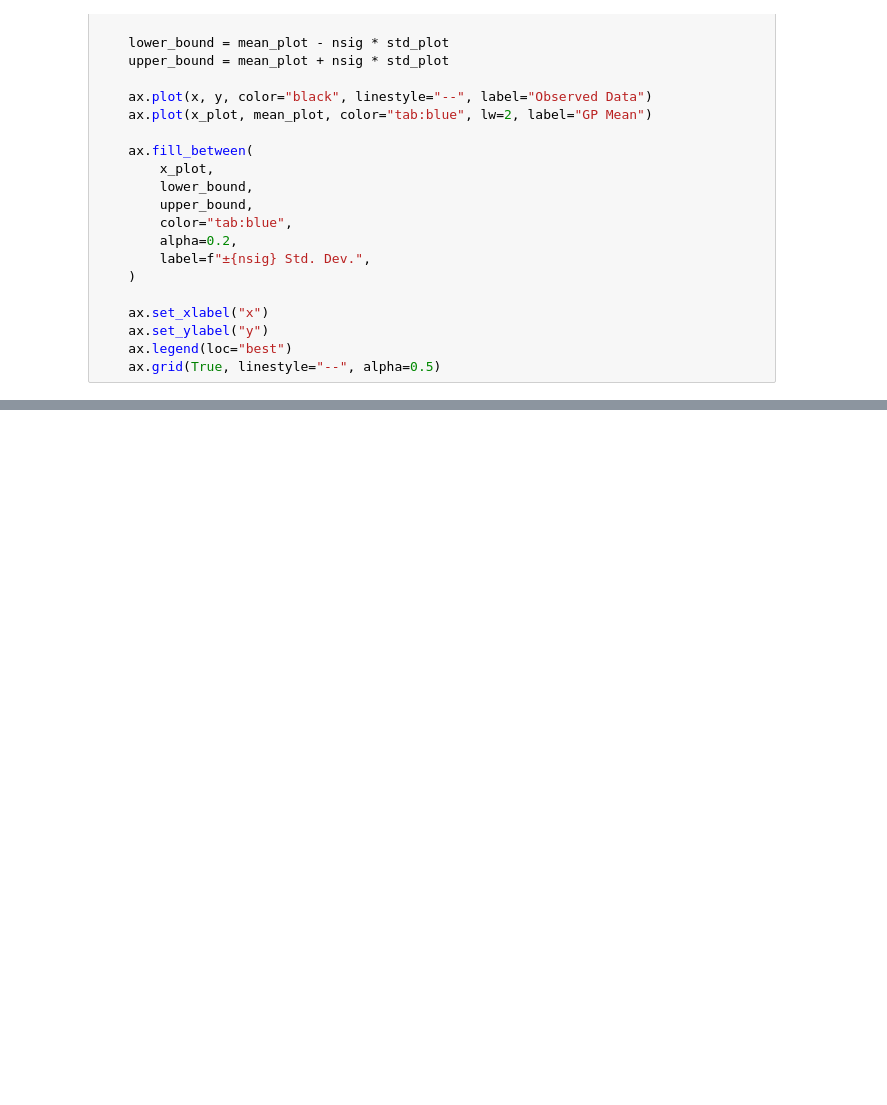
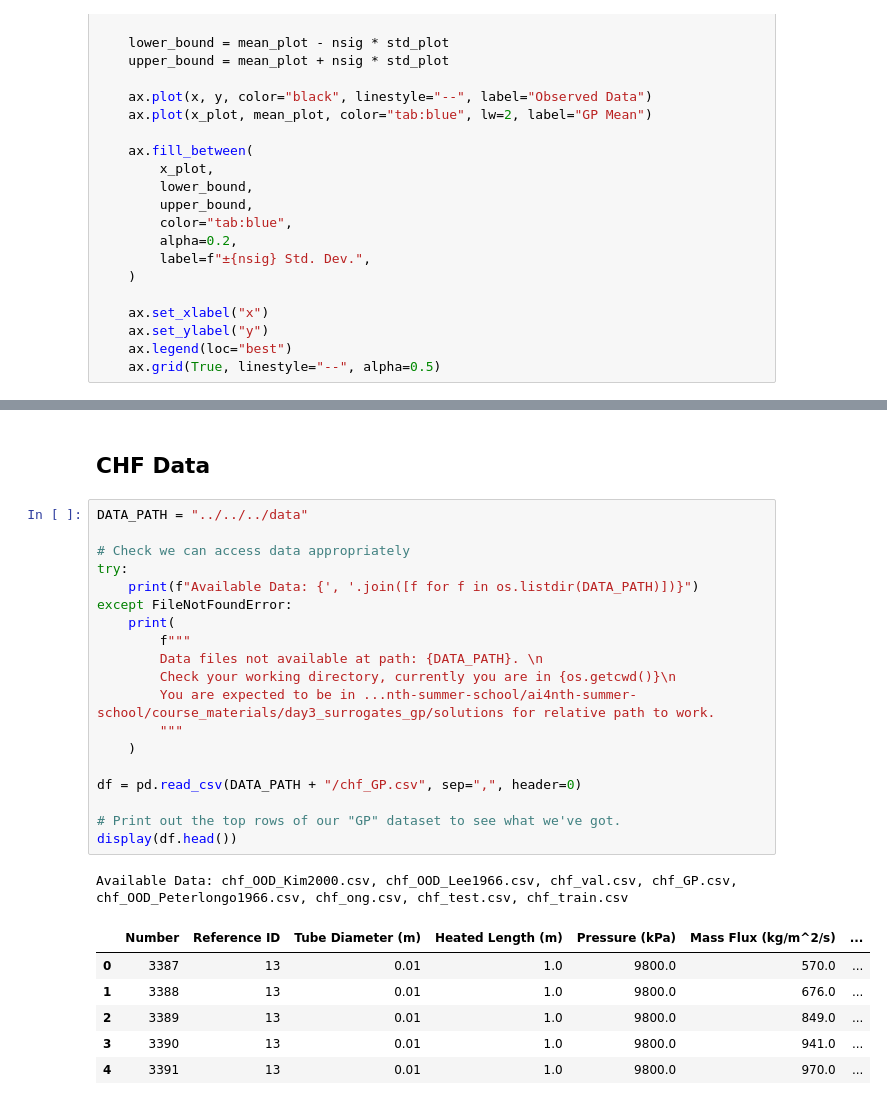
Before and after one commit to conkats/ai4nth-summer-school, a Jupyter notebook: course_materials/day3_surrogates_gp/solutions/gp_solutions.ipynb, the cells around one changed output, grey strips where cells are left out. Saved outputs shown, nothing was run; the diff lists cells and outputs as text; blank space fills up the shorter version.

```diff
--- a/course_materials/day3_surrogates_gp/solutions/gp_solutions.ipynb
+++ b/course_materials/day3_surrogates_gp/solutions/gp_solutions.ipynb
@@ -870,0 +762,29 @@ class FITCGP(NamedTuple):
+# %% [markdown]
+## CHF Data
+# %%
+DATA_PATH = "../../../data"
+
+# Check we can access data appropriately
+try:
+    print(f"Available Data: {', '.join([f for f in os.listdir(DATA_PATH)])}")
+except FileNotFoundError:
+    print(
+        f"""
+        Data files not available at path: {DATA_PATH}. \n
+        Check your working directory, currently you are in {os.getcwd()}\n
+        You are expected to be in ...nth-summer-school/ai4nth-summer-school/course_materials/day3_surrogates_gp/solutions for relative path to work.
+        """
+    )
+
+df = pd.read_csv(DATA_PATH + "/chf_GP.csv", sep=",", header=0)
+
+# Print out the top rows of our "GP" dataset to see what we've got.
+display(df.head())
+# %% [output]
+Available Data: chf_OOD_Kim2000.csv, chf_OOD_Lee1966.csv, chf_val.csv, chf_GP.csv, chf_OOD_Peterlongo1966.csv, chf_ong.csv, chf_test.csv, chf_train.csv
+|  | Number | Reference ID | Tube Diameter (m) | Heated Length (m) | Pressure (kPa) | Mass Flux (kg/m^2/s) | ... |
+| 0 | 3387 | 13 | 0.01 | 1.0 | 9800.0 | 570.0 | ... |
+| 1 | 3388 | 13 | 0.01 | 1.0 | 9800.0 | 676.0 | ... |
+| 2 | 3389 | 13 | 0.01 | 1.0 | 9800.0 | 849.0 | ... |
+| 3 | 3390 | 13 | 0.01 | 1.0 | 9800.0 | 941.0 | ... |
+| 4 | 3391 | 13 | 0.01 | 1.0 | 9800.0 | 970.0 | ... |
```
Also changed, not shown: parts of 7 cells of this notebook.
